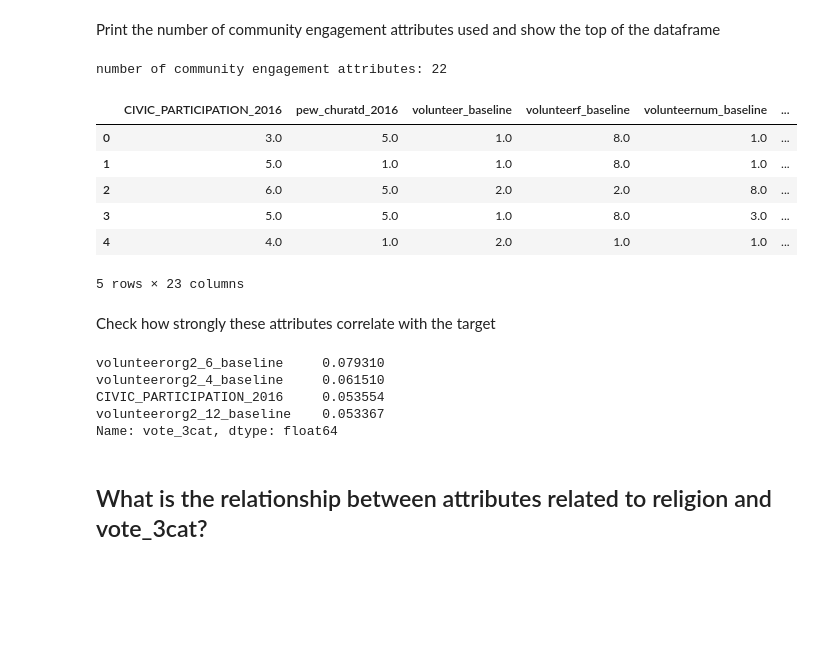
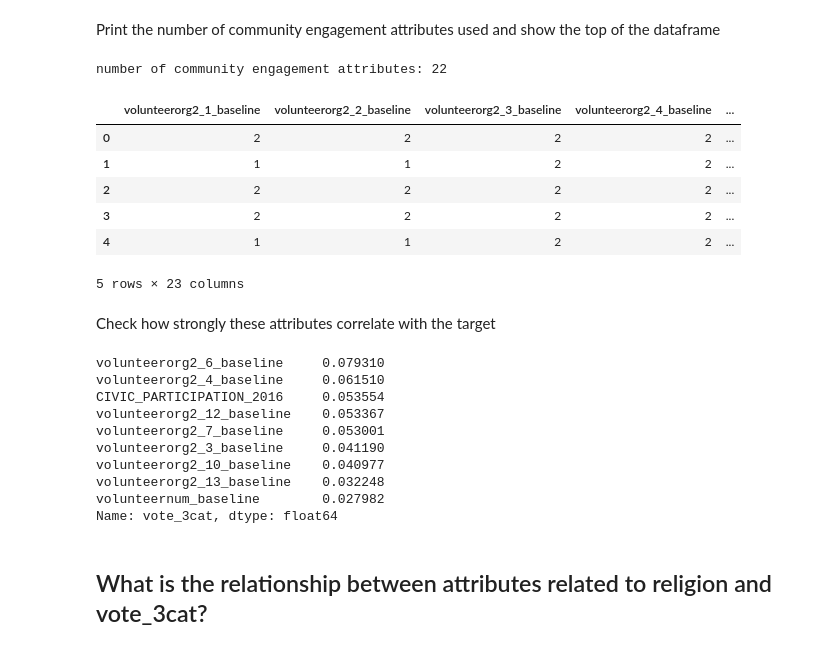
Before and after one commit to ali0003433/predict-by-issue-prioritization, a Jupyter notebook: notebooks/2-al-exploration.ipynb, the cells around one changed output. Drawn from its saved outputs; the diff is of its cells as text; code cells hidden in the pictures; blank space fills up the shorter version.

```diff
--- a/notebooks/2-al-exploration.ipynb
+++ b/notebooks/2-al-exploration.ipynb
@@ -124,13 +144,13 @@ Next, I look at other attributes that might be used as features to create a pred
 # %% [markdown]
 Using the survey guide, select attributes to represent community engagement and generate lists of the attribute names
 # %%
-vol_list = []
+col_list = []
 
 for i in range(1, 18):
     col = f'volunteerorg2_{i}_baseline'
-    vol_list.append(col)
+    col_list.append(col)
 
-comm_list = ['CIVIC_PARTICIPATION_2016',
+col2_list = ['CIVIC_PARTICIPATION_2016',
              'pew_churatd_2016',
              'volunteer_baseline',
              'volunteerf_baseline',
@@ -140,27 +160,32 @@ comm_list = ['CIVIC_PARTICIPATION_2016',
 Print the number of community engagement attributes used and show the top of the dataframe
 # %%
 target = ['vote_3cat']
-df_comm_engag = df[(comm_list + vol_list + target)]
-print('number of community engagement attributes:', len(comm_list + vol_list))
+df_comm_engag = df[(col_list + col2_list + target)]
+print('number of community engagement attributes:', len(col_list + col2_list))
 df_comm_engag.head()
 # %% [output]
 number of community engagement attributes: 22
-|  | CIVIC_PARTICIPATION_2016 | pew_churatd_2016 | volunteer_baseline | volunteerf_baseline | volunteernum_baseline | ... |
-| 0 | 3.0 | 5.0 | 1.0 | 8.0 | 1.0 | ... |
-| 1 | 5.0 | 1.0 | 1.0 | 8.0 | 1.0 | ... |
-| 2 | 6.0 | 5.0 | 2.0 | 2.0 | 8.0 | ... |
-| 3 | 5.0 | 5.0 | 1.0 | 8.0 | 3.0 | ... |
-| 4 | 4.0 | 1.0 | 2.0 | 1.0 | 1.0 | ... |
+|  | volunteerorg2_1_baseline | volunteerorg2_2_baseline | volunteerorg2_3_baseline | volunteerorg2_4_baseline | ... |
+| 0 | 2 | 2 | 2 | 2 | ... |
+| 1 | 1 | 1 | 2 | 2 | ... |
+| 2 | 2 | 2 | 2 | 2 | ... |
+| 3 | 2 | 2 | 2 | 2 | ... |
+| 4 | 1 | 1 | 2 | 2 | ... |
 5 rows × 23 columns
 # %% [markdown]
 Check how strongly these attributes correlate with the target
 # %%
-df_comm_engag.corr()['vote_3cat'].sort_values(ascending=False).head()[1:5]
+df_comm_engag.corr()['vote_3cat'].sort_values(ascending=False).head(10)[1:10]
 # %% [output]
 volunteerorg2_6_baseline     0.079310
 volunteerorg2_4_baseline     0.061510
 CIVIC_PARTICIPATION_2016     0.053554
 volunteerorg2_12_baseline    0.053367
+volunteerorg2_7_baseline     0.053001
+volunteerorg2_3_baseline     0.041190
+volunteerorg2_10_baseline    0.040977
+volunteerorg2_13_baseline    0.032248
+volunteernum_baseline        0.027982
 Name: vote_3cat, dtype: float64
 # %% [markdown]
 ## What is the relationship between attributes related to religion and vote_3cat?
```
Also changed, not shown: parts of 29 cells of this notebook, 2 other files.
